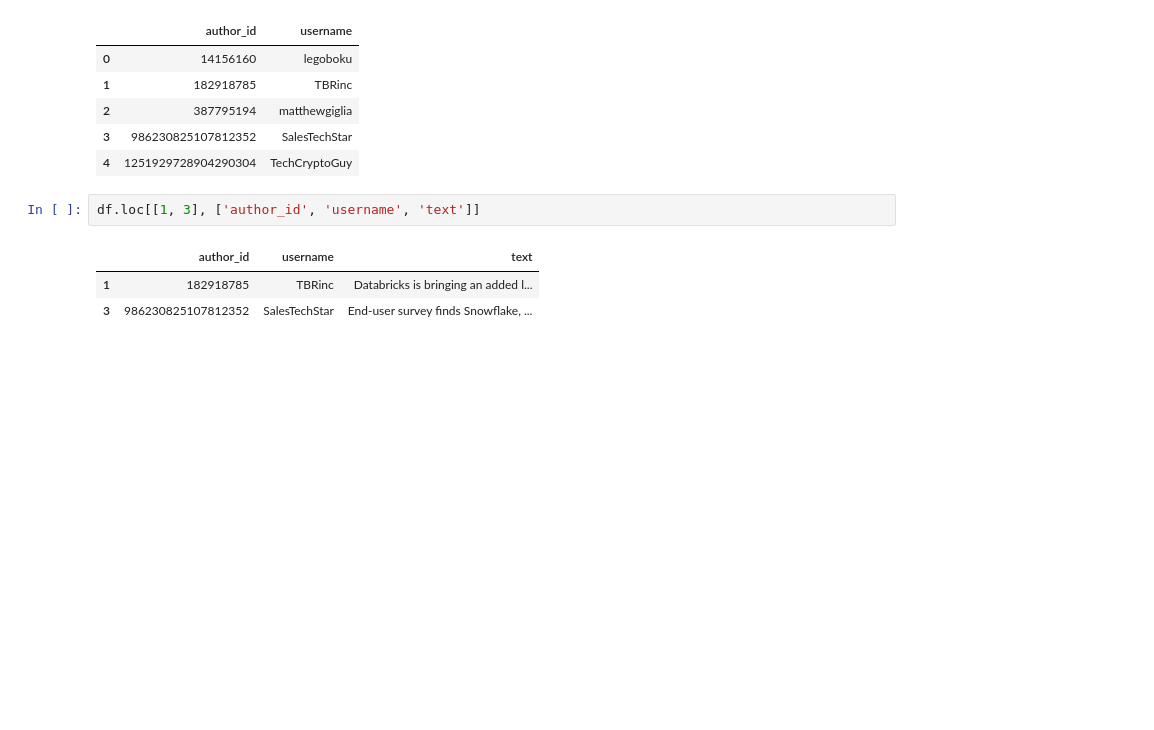
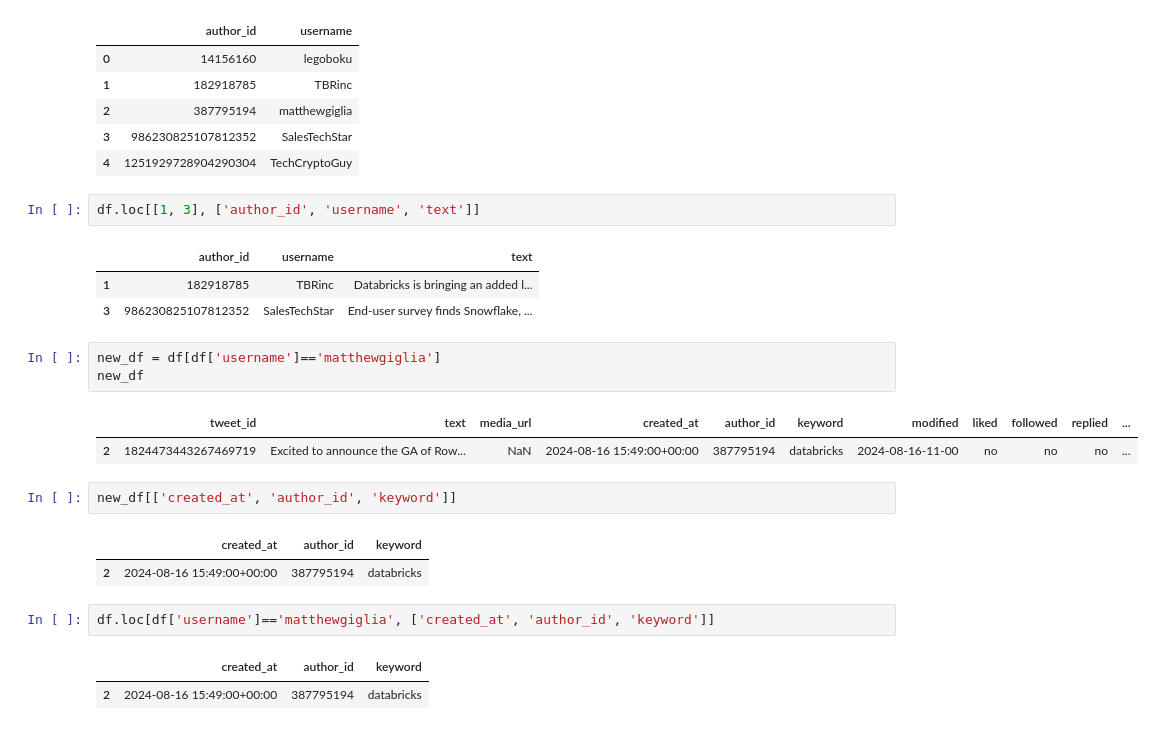
Before and after one commit to byambaa1982/python_cources_for_beginers, a Jupyter notebook: Mini Project 1/Pandas_6.ipynb, the cells around one changed output. Saved outputs shown, nothing was run; the diff lists cells and outputs as text; blank space fills up the shorter version.

```diff
--- a/Mini Project 1/Pandas_6.ipynb
+++ b/Mini Project 1/Pandas_6.ipynb
@@ -96,3 +96,19 @@ df.loc[[1, 3], ['author_id', 'username', 'text']]
 |  | author_id | username | text |
 | 1 | 182918785 | TBRinc | Databricks is bringing an added l... |
 | 3 | 986230825107812352 | SalesTechStar | End-user survey finds Snowflake, ... |
+# %%
+new_df = df[df['username']=='matthewgiglia']
+new_df
+# %% [output]
+|  | tweet_id | text | media_url | created_at | author_id | keyword | modified | liked | followed | replied | ... |
+| 2 | 1824473443267469719 | Excited to announce the GA of Row... | NaN | 2024-08-16 15:49:00+00:00 | 387795194 | databricks | 2024-08-16-11-00 | no | no | no | ... |
+# %%
+new_df[['created_at', 'author_id', 'keyword']]
+# %% [output]
+|  | created_at | author_id | keyword |
+| 2 | 2024-08-16 15:49:00+00:00 | 387795194 | databricks |
+# %%
+df.loc[df['username']=='matthewgiglia', ['created_at', 'author_id', 'keyword']]
+# %% [output]
+|  | created_at | author_id | keyword |
+| 2 | 2024-08-16 15:49:00+00:00 | 387795194 | databricks |
```
Also changed, not shown: parts of 2 cells of this notebook.
